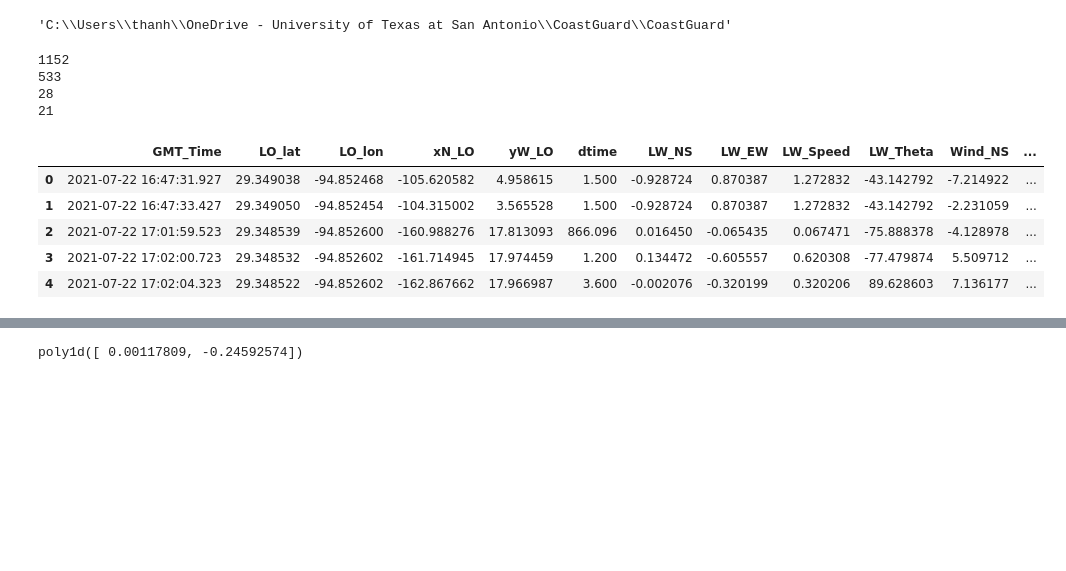
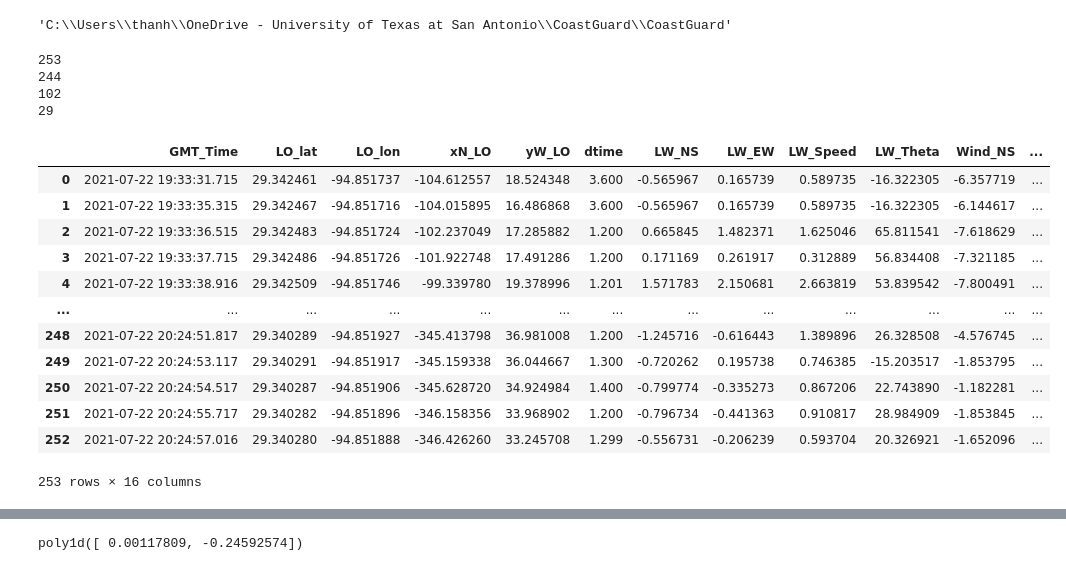
Before and after one commit to thanhtrant219/CoastGuard, a Jupyter notebook: CoastGuard_Data_Main.ipynb, the cells around one changed output, grey strips where cells are left out. Cells and saved outputs as stored; diff of their text form; code cells hidden in the pictures; blank space fills up the shorter version.

```diff
--- a/CoastGuard_Data_Main.ipynb
+++ b/CoastGuard_Data_Main.ipynb
@@ -97,32 +99,52 @@ def compare_plot(y1,y2,name,ylabel,label1,label2):
     plt.legend()
     plt.savefig("./Plots/"+name)
 # %%
-import warnings
-warnings.filterwarnings('ignore')
+# Wdf = pd.read_csv("./Data/wind_data_processed.csv")
 
-Wdf = pd.read_csv("./Data/wind_data_processed.csv")
+# df = pd.read_excel("./Data/Mannequin_Time_lat_lon_xN_yW (GV3_P1_MS1).xlsx")
+# Mdf1 = wind_data(df,Wdf)
 
-df = pd.read_excel("./Data/Mannequin_Time_lat_lon_xN_yW (GV3_P1_MS1).xlsx")
-Mdf1 = wind_data(df,Wdf)
+# df=pd.read_excel("./Data/Mannequin_Time_lat_lon_xN_yW (GV3_P1_MS2).xlsx")
+# Mdf2 = wind_data(df,Wdf)
 
-df=pd.read_excel("./Data/Mannequin_Time_lat_lon_xN_yW (GV3_P1_MS2).xlsx")
-Mdf2 = wind_data(df,Wdf)
+# df=pd.read_excel("./Data/Pelican_Time_lat_lon_xN_yW (GV3_P1_MS1).xlsx")
+# Pdf1 = wind_data(df,Wdf)
 
-df=pd.read_excel("./Data/Pelican_Time_lat_lon_xN_yW (GV3_P1_MS1).xlsx")
-Pdf1 = wind_data(df,Wdf)
-
-df=pd.read_excel("./Data/Pelican_Time_lat_lon_xN_yW (GV3_P1_MS2).xlsx")
-Pdf2 = wind_data(df,Wdf)
-Mdf2.head()
+# df=pd.read_excel("./Data/Pelican_Time_lat_lon_xN_yW (GV3_P1_MS2).xlsx")
+# Pdf2 = wind_data(df,Wdf)
+# Mdf2.head()
-# %% [output]
-1152
-533
-28
-21
-|  | GMT_Time | LO_lat | LO_lon | xN_LO | yW_LO | dtime | LW_NS | LW_EW | LW_Speed | LW_Theta | Wind_NS | ... |
-| 0 | 2021-07-22 16:47:31.927 | 29.349038 | -94.852468 | -105.620582 | 4.958615 | 1.500 | -0.928724 | 0.870387 | 1.272832 | -43.142792 | -7.214922 | ... |
-| 1 | 2021-07-22 16:47:33.427 | 29.349050 | -94.852454 | -104.315002 | 3.565528 | 1.500 | -0.928724 | 0.870387 | 1.272832 | -43.142792 | -2.231059 | ... |
-| 2 | 2021-07-22 17:01:59.523 | 29.348539 | -94.852600 | -160.988276 | 17.813093 | 866.096 | 0.016450 | -0.065435 | 0.067471 | -75.888378 | -4.128978 | ... |
-| 3 | 2021-07-22 17:02:00.723 | 29.348532 | -94.852602 | -161.714945 | 17.974459 | 1.200 | 0.134472 | -0.605557 | 0.620308 | -77.479874 | 5.509712 | ... |
-| 4 | 2021-07-22 17:02:04.323 | 29.348522 | -94.852602 | -162.867662 | 17.966987 | 3.600 | -0.002076 | -0.320199 | 0.320206 | 89.628603 | 7.136177 | ... |
+# %%
+Wdf = pd.read_csv("./Data/wind_data_processed.csv")
+
+df =pd.read_excel("./Data/Leeway_Est_Separated_Images_GV3_Part_2/Mannequin_Time_lat_lon_xN_yW (GV3_P2_MS1).xlsx")
+Mdf1 = wind_data(df,Wdf)
+
+df =pd.read_excel("./Data/Leeway_Est_Separated_Images_GV3_Part_2/Mannequin_Time_lat_lon_xN_yW (GV3_P2_MS2).xlsx")
+Mdf2 = wind_data(df,Wdf)
+
+df =pd.read_excel("./Data/Leeway_Est_Separated_Images_GV3_Part_2/Pelican_Time_lat_lon_xN_yW (GV3_P2_MS1).xlsx")
+Pdf1 = wind_data(df,Wdf)
+
+df =pd.read_excel("./Data/Leeway_Est_Separated_Images_GV3_Part_2/Pelican_Time_lat_lon_xN_yW (GV3_P2_MS2).xlsx")
+Pdf2 = wind_data(df,Wdf)
+
+Mdf1
+# %% [output]
+253
+244
+102
+29
+|  | GMT_Time | LO_lat | LO_lon | xN_LO | yW_LO | dtime | LW_NS | LW_EW | LW_Speed | LW_Theta | Wind_NS | ... |
+| 0 | 2021-07-22 19:33:31.715 | 29.342461 | -94.851737 | -104.612557 | 18.524348 | 3.600 | -0.565967 | 0.165739 | 0.589735 | -16.322305 | -6.357719 | ... |
+| 1 | 2021-07-22 19:33:35.315 | 29.342467 | -94.851716 | -104.015895 | 16.486868 | 3.600 | -0.565967 | 0.165739 | 0.589735 | -16.322305 | -6.144617 | ... |
+| 2 | 2021-07-22 19:33:36.515 | 29.342483 | -94.851724 | -102.237049 | 17.285882 | 1.200 | 0.665845 | 1.482371 | 1.625046 | 65.811541 | -7.618629 | ... |
+| 3 | 2021-07-22 19:33:37.715 | 29.342486 | -94.851726 | -101.922748 | 17.491286 | 1.200 | 0.171169 | 0.261917 | 0.312889 | 56.834408 | -7.321185 | ... |
+| 4 | 2021-07-22 19:33:38.916 | 29.342509 | -94.851746 | -99.339780 | 19.378996 | 1.201 | 1.571783 | 2.150681 | 2.663819 | 53.839542 | -7.800491 | ... |
+| ... | ... | ... | ... | ... | ... | ... | ... | ... | ... | ... | ... | ... |
+| 248 | 2021-07-22 20:24:51.817 | 29.340289 | -94.851927 | -345.413798 | 36.981008 | 1.200 | -1.245716 | -0.616443 | 1.389896 | 26.328508 | -4.576745 | ... |
+| 249 | 2021-07-22 20:24:53.117 | 29.340291 | -94.851917 | -345.159338 | 36.044667 | 1.300 | -0.720262 | 0.195738 | 0.746385 | -15.203517 | -1.853795 | ... |
+| 250 | 2021-07-22 20:24:54.517 | 29.340287 | -94.851906 | -345.628720 | 34.924984 | 1.400 | -0.799774 | -0.335273 | 0.867206 | 22.743890 | -1.182281 | ... |
+| 251 | 2021-07-22 20:24:55.717 | 29.340282 | -94.851896 | -346.158356 | 33.968902 | 1.200 | -0.796734 | -0.441363 | 0.910817 | 28.984909 | -1.853845 | ... |
+| 252 | 2021-07-22 20:24:57.016 | 29.340280 | -94.851888 | -346.426260 | 33.245708 | 1.299 | -0.556731 | -0.206239 | 0.593704 | 20.326921 | -1.652096 | ... |
+253 rows × 16 columns
 # %%
```
Also changed, not shown: parts of 3 cells of this notebook, 24 other files.
